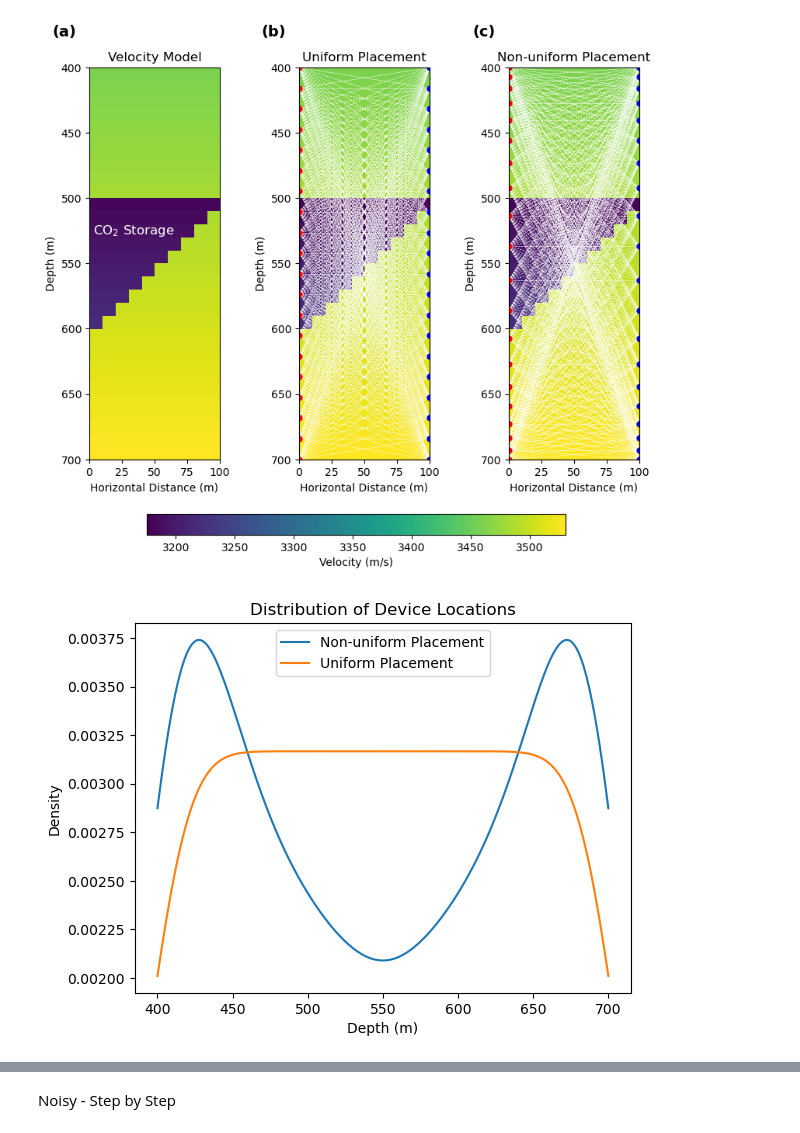
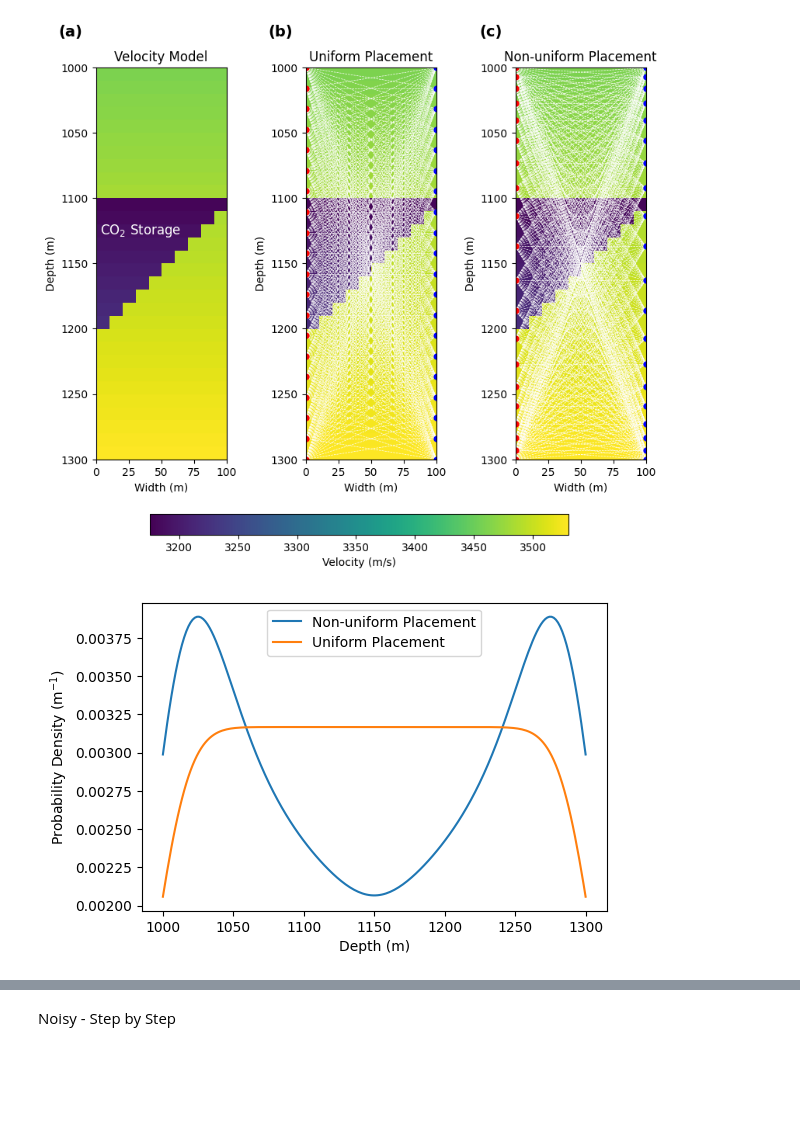
Before and after one commit to x-repos/traveltime-inversion-annealing, a Jupyter notebook: 5-plots.ipynb, the cells around one changed output, grey strips where cells are left out. Drawn from its saved outputs; the diff is of its cells as text; code cells hidden in the pictures; blank space fills up the shorter version.

```diff
--- a/5-plots.ipynb
+++ b/5-plots.ipynb
@@ -142,13 +142,13 @@ def velocity_generator(rows, cols):
 
 def plot_velocity_model(ax, velocity_model, extent):
     cax = ax.imshow(velocity_model, cmap='viridis', interpolation='nearest', extent=extent, origin='upper', vmin=3175, vmax=3530)
-    ax.set_xlabel('Horizontal Distance (m)')
+    ax.set_xlabel('Width (m)')
     ax.set_ylabel('Depth (m)')
     return cax
 
 def plot_velocity_model_with_sources_and_receivers(ax, velocity_model, sources, receivers, extent, showlines, linecolor, linewidth):
     cax = ax.imshow(velocity_model, cmap='viridis', interpolation='nearest', extent=extent, origin='upper', vmin=3175, vmax=3530)
-    ax.set_xlabel('Horizontal Distance (m)')
+    ax.set_xlabel('Width (m)')
     ax.set_ylabel('Depth (m)')
 
     # Plot lines between sources and receivers
@@ -192,7 +192,7 @@ grid_size = (rows, cols)
 velocity_model = velocity_generator(rows, cols)
 
 # Define the extent
-extent = [0, 100, 700, 400]
+extent = [0, 100, 1300, 1000]
 
 # Plotting
 fig, axs = plt.subplots(1, 3, figsize=(11/4*3, 7))  # Adjust to 3 subplots
@@ -202,7 +202,7 @@ cax1 = plot_velocity_model(axs[0], velocity_model, extent)
 axs[0].set_title('Velocity Model')
 
 # Add "CO₂ Storage" text in the left middle of the first figure
-axs[0].text(34, 525, 'CO$_2$ Storage', fontsize=12, color='white', verticalalignment='center', horizontalalignment='center')
+axs[0].text(34, 1125, 'CO$_2$ Storage', fontsize=12, color='white', verticalalignment='center', horizontalalignment='center')
 
 # Second plot
 z = device_location(n=20, rows=rows, new_min=extent[2], new_max=extent[3], linear=True)
@@ -231,7 +231,7 @@ plt.tight_layout(rect=[0, 0.05, 1, 1])  # Adjust layout to make room for the col
 plt.show()
 fig.savefig('plots/ray_coverage.png', bbox_inches='tight', dpi=200)  # Save with desired DPI and tight bounding box
 # %% [output]
-[figure, old version]
+[figure, new version]
 # %%
 import numpy as np
 import matplotlib.pyplot as plt
@@ -256,40 +256,41 @@ def device_location(n, rows, new_min, new_max, linear):
         z3 = np.concatenate((z, z2))
         z4 = rescale(z3, new_min, new_max) # Rescale array to range
     return z4
 
 def plot_density(z, title):
     density = gaussian_kde(z)
     xs = np.linspace(min(z), max(z), 200)
-    density.covariance_factor = lambda : .25
+    # density.covariance_factor = lambda : .25
+    density.covariance_factor = lambda : .225
     density._compute_covariance()
 
     plt.plot(xs, density(xs), label=title)
     plt.xlabel('Depth (m)')
-    plt.ylabel('Density')
-    plt.title('Distribution of Device Locations')
+    plt.ylabel(r'Probability Density (m$^{-1}$)')
+    # plt.title('Distribution of Source and Receiver Locations')
     plt.legend()
 
 # Define parameters
 rows = 30
 n = 20
-new_min = 400
-new_max = 700
-
+new_min = 1000
+new_max = 1300
+plt.figure(figsize=([6,4]))
 # Generate and plot non-linear device locations
 z_non_linear = device_location(n, rows, new_min, new_max, linear=False)
 plot_density(z_non_linear, 'Non-uniform Placement')
 
 # Generate and plot linear device locations
 z_linear = device_location(n, rows, new_min, new_max, linear=True)
 plot_density(z_linear, 'Uniform Placement')
 
 # Save figure before showing it
 plt.savefig('plots/distri_sour_rec.png', bbox_inches='tight', dpi=200)
 
 # Show plot
 plt.show()
 # %% [output]
-[figure, old version]
+[figure, new version]
 # %%
 import glob
 import numpy as np
```
Also changed, not shown: parts of 8 cells of this notebook, 7 other files.
